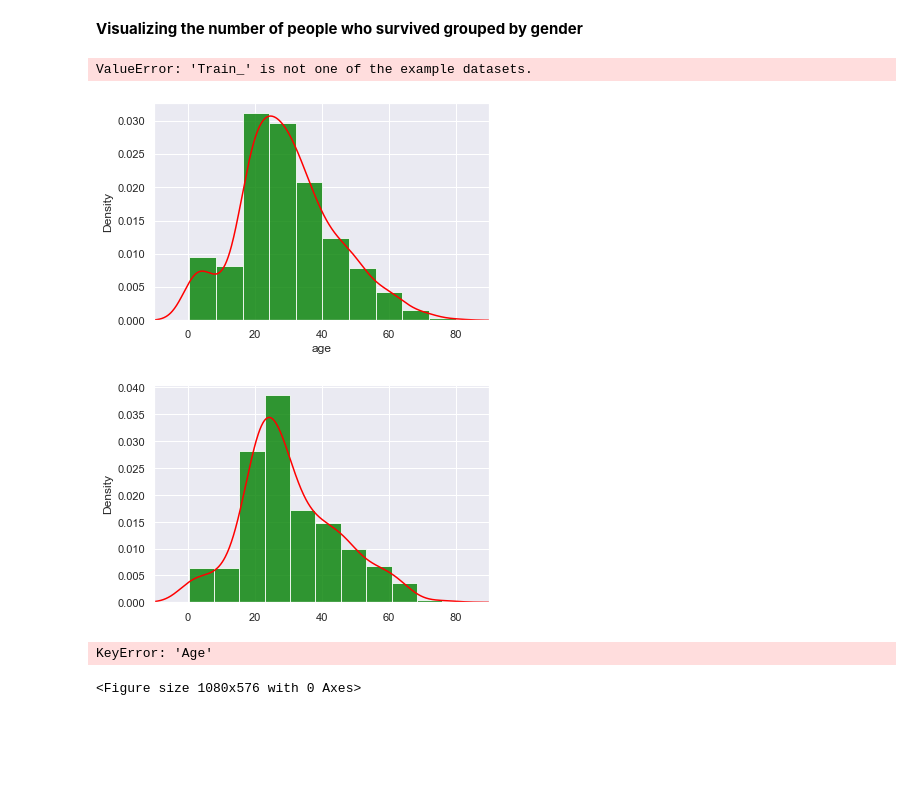
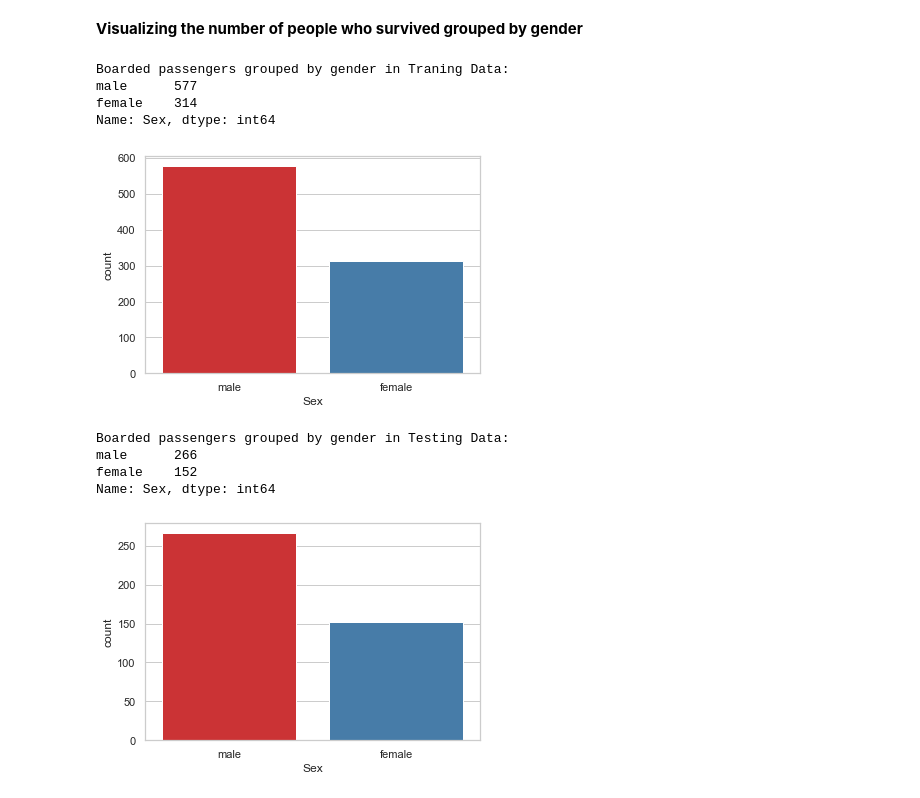
Before and after one commit to audrey1993/Titanic-logistic-regression, a Jupyter notebook: TitanicData.ipynb, the cells around one changed output. Drawn from its saved outputs; the diff is of its cells as text; code cells hidden in the pictures; blank space fills up the shorter version.

Commit message:
editions made on visualization

```diff
--- a/TitanicData.ipynb
+++ b/TitanicData.ipynb
@@ -340,42 +342,26 @@ Test_data.head()
 | 4 | 896 | 3 | Hirvonen, Mrs. Alexander (Helga E... | female | 22.0 | 1 | 1 | 3101298 | 12.2875 | S |
 # %% [markdown]
 **Visualizing the number of people who survived grouped by gender**
-# %%
-import seaborn as sns
-sns.set_style('darkgrid')
-
-Train_data = sns.load_dataset('Train_')
-
-# Construct plot
-sns.barplot(x = "sex", y = "survived", data = Train_df)
-plt.show()
-# %% [output]
-ValueError: 'Train_' is not one of the example datasets.
-# %%
-ax = Train_df["age"].hist(bins=10, density=True, stacked=True, color='green', alpha=0.8)
-Train_df["age"].plot(kind='density',color='red')
-ax.set(xlabel='age')
-plt.xlim(-10,90)
-plt.show()
-
-ax1 = Test_df["Age"].hist(bins=10, density=True, stacked=True, color='green', alpha=0.8)
-Test_df["Age"].plot(kind='density', color='red')
-ax.set(xlabel='Age')
-plt.xlim(-10,90)
-plt.show()
-# %% [output]
-[figure, removed]
-[figure, removed]
-# %%
-plt.figure(figsize=(15,8))
-ax = Train_df["Age"].hist(bins=15, density=True, stacked=True, color='red', alpha=0.6)
-Train_df["Age"].plot(kind='density', color='black')
-ax = Train_data["Age"].hist(bins=15, density=True, stacked=True, color='blue', alpha=0.5)
-Train_data["Age"].plot(kind='density', color='yellow')
-ax.legend(['Raw Age', 'Adjusted Age'])
-ax.set(xlabel='Age')
-plt.xlim(-10,85)
-plt.show()
-# %% [output]
-KeyError: 'Age'
-<Figure size 1080x576 with 0 Axes>
+# %%
+print('Boarded passengers grouped by gender in Traning Data:')
+print(Train_data['Sex'].value_counts())
+sns.countplot(x='Sex', data=Train_data, palette='Set1')
+sns.set_theme(style="whitegrid")
+plt.show()
+
+print('Boarded passengers grouped by gender in Testing Data:')
+print(Test_data['Sex'].value_counts())
+sns.countplot(x='Sex', data=Test_data, palette='Set1')
+sns.set_theme(style="whitegrid")
+plt.show()
+# %% [output]
+Boarded passengers grouped by gender in Traning Data:
+male      577
+female    314
+Name: Sex, dtype: int64
+[figure, added]
+Boarded passengers grouped by gender in Testing Data:
+male      266
+female    152
+Name: Sex, dtype: int64
+[figure, added]
```
Also changed, not shown: parts of 8 cells of this notebook, 1 other file.
